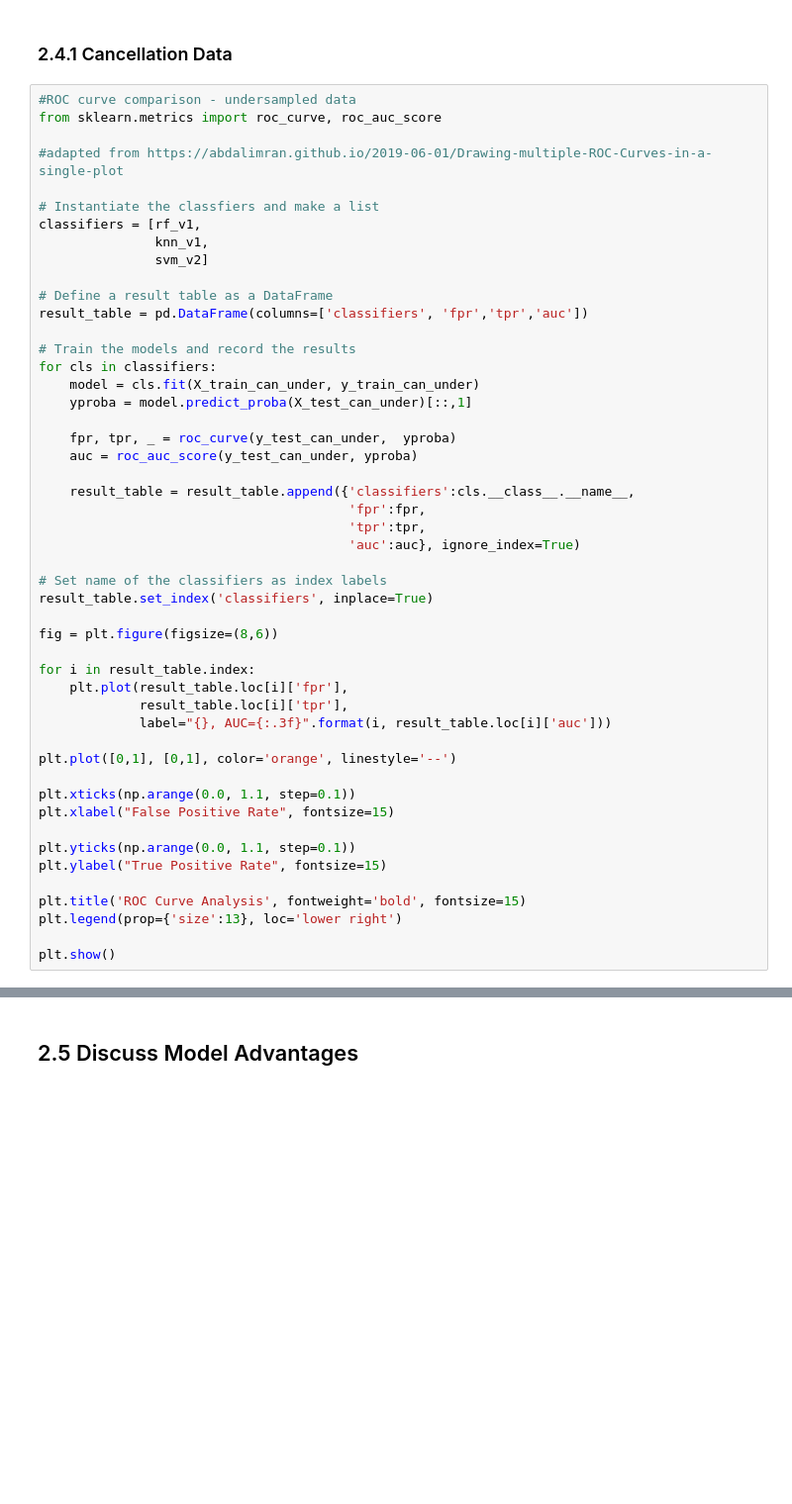
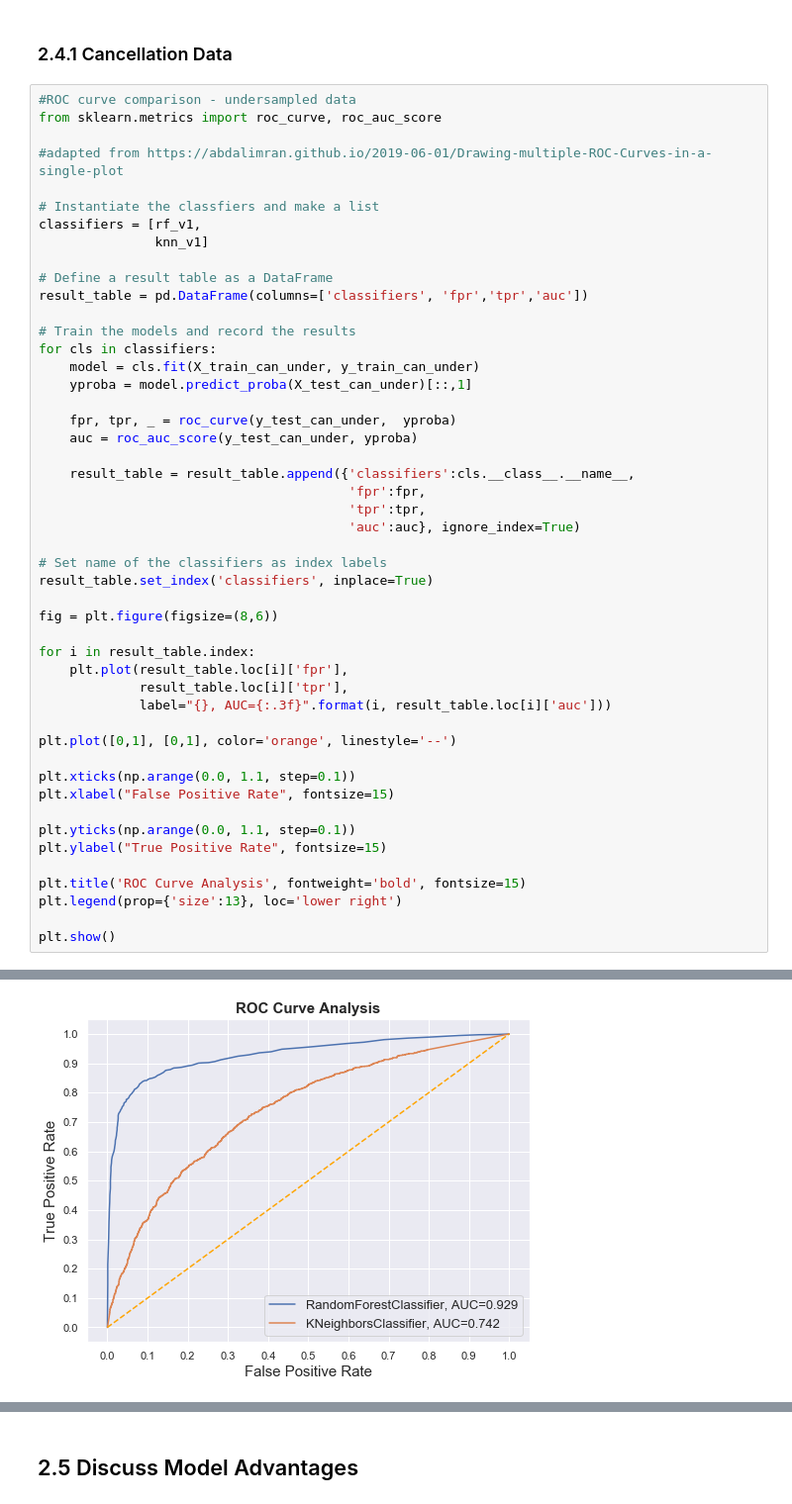
Before and after one commit to mattfarrow1/7331-machine-learning-1, a Jupyter notebook: Labs/Lab2_Group4.ipynb, the cells around one changed output, grey strips where cells are left out. Shown at 99% size. Drawn from its saved outputs; the diff is of its cells as text; blank space fills up the shorter version.

Commit message:
mb updated, adding ROC curve

```diff
--- a/Labs/Lab2_Group4.ipynb
+++ b/Labs/Lab2_Group4.ipynb
@@ -2616,8 +2616,7 @@ from sklearn.metrics import roc_curve, roc_auc_score
 
 # Instantiate the classfiers and make a list
 classifiers = [rf_v1,
-               knn_v1,
-               svm_v2]
+               knn_v1]
 
 # Define a result table as a DataFrame
 result_table = pd.DataFrame(columns=['classifiers', 'fpr','tpr','auc'])
@@ -2661,0 +2660 @@ AttributeError: probability estimates are not available for loss='hinge'
+[figure, added]
```
Also changed, not shown: parts of 3 cells of this notebook.
